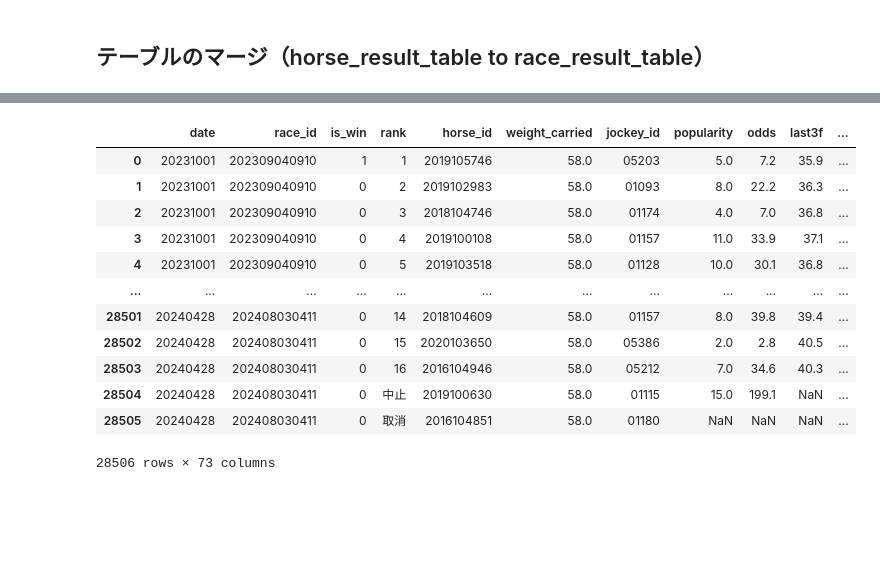
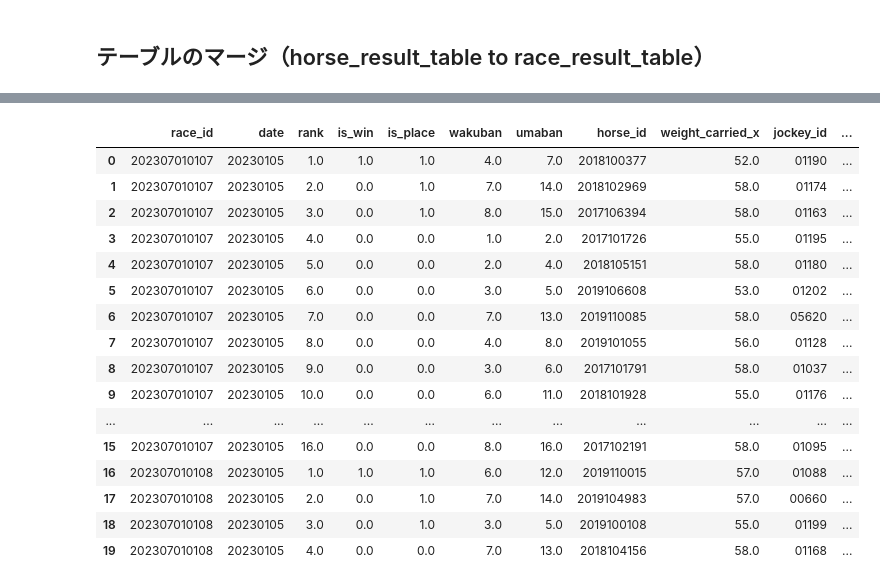
Before and after one commit to Nagishi777/mykeibaAI, a Jupyter notebook: src/04_create_table.ipynb, the cells around one changed output, grey strips where cells are left out. Drawn from its saved outputs; the diff is of its cells as text; code cells hidden in the pictures; blank space fills up the shorter version.

```diff
--- a/src/04_create_table.ipynb
+++ b/src/04_create_table.ipynb
@@ -315,15 +361,12 @@ df_clean["time_zscore_in_race_avg10"] = df_clean.groupby("horse_id")["time_zscor
 # %% [markdown]
 ### margin_to_winner（勝ち馬との差）
 # %%
-# df_clean["margin_to_winner"] = df_clean.groupby("race_id")["margin"].cumsum()
-# df_clean["margin_to_winner_avg3"] = df_clean.groupby("horse_id")["margin_to_winner"].shift(1).rolling(3).mean()
-# df_clean["margin_to_winner_avg5"] = df_clean.groupby("horse_id")["margin_to_winner"].shift(1).rolling(5).mean()
-# df_clean["margin_to_winner_avg10"] = df_clean.groupby("horse_id")["margin_to_winner"].shift(1).rolling(10).mean()
+df_clean["margin_to_winner"] = df_clean.groupby("race_id")["margin"].cumsum()
+df_clean["margin_to_winner_avg3"] = df_clean.groupby("horse_id")["margin_to_winner"].shift(1).rolling(3).mean()
+df_clean["margin_to_winner_avg5"] = df_clean.groupby("horse_id")["margin_to_winner"].shift(1).rolling(5).mean()
+df_clean["margin_to_winner_avg10"] = df_clean.groupby("horse_id")["margin_to_winner"].shift(1).rolling(10).mean()
 # %% [markdown]
 ## 前処理8. 上がり3F（final_3f）
-# %%
-# str型だったため数値に変更
-df_clean["final_3f"] = pd.to_numeric(df_clean["final_3f"], errors="coerce")
 # %% [markdown]
 ### final_3f_rank（レース内順位）
 # %%
@@ -350,9 +393,6 @@ df_clean["final_3f_zscore_avg10"] = df_clean.groupby("horse_id")["final_3f_zscor
 # %% [markdown]
 ### log_prize（賞金の対数変換）
 # %%
-# str型だったため数値に変更
-df_clean["prize_money"] = pd.to_numeric(df_clean["prize_money"], errors="coerce")
-
 # 対数変換（賞金の歪み対策）
 df_clean['log_prize_money'] = np.log1p(df_clean['prize_money'])
 
@@ -420,25 +460,29 @@ log_odds_avg10: 28506 (100.00%)
 # %%
 # 抽出する特徴量の指定
-with open(r'C:\Users\yasak\Desktop\mykeibaAI\code\features.yaml', 'r', encoding='utf-8') as f:
+with open(reader.get_path("features"), 'r', encoding='utf-8') as f:
     data = yaml.safe_load(f)
     features = data['features']
 df_merged_race = df_race.merge(df_clean[features], on=["horse_id", "race_id"], how="left")
 # %%
 # マージしたテーブルの確認
-df_merged_race
+df_merged_race.head(20)
 # %% [output]
-|  | date | race_id | is_win | rank | horse_id | weight_carried | jockey_id | popularity | odds | last3f | ... |
-| 0 | 20231001 | 202309040910 | 1 | 1 | 2019105746 | 58.0 | 05203 | 5.0 | 7.2 | 35.9 | ... |
-| 1 | 20231001 | 202309040910 | 0 | 2 | 2019102983 | 58.0 | 01093 | 8.0 | 22.2 | 36.3 | ... |
-| 2 | 20231001 | 202309040910 | 0 | 3 | 2018104746 | 58.0 | 01174 | 4.0 | 7.0 | 36.8 | ... |
-| 3 | 20231001 | 202309040910 | 0 | 4 | 2019100108 | 58.0 | 01157 | 11.0 | 33.9 | 37.1 | ... |
-| 4 | 20231001 | 202309040910 | 0 | 5 | 2019103518 | 58.0 | 01128 | 10.0 | 30.1 | 36.8 | ... |
+|  | race_id | date | rank | is_win | is_place | wakuban | umaban | horse_id | weight_carried_x | jockey_id | ... |
+| 0 | 202307010107 | 20230105 | 1.0 | 1.0 | 1.0 | 4.0 | 7.0 | 2018100377 | 52.0 | 01190 | ... |
+| 1 | 202307010107 | 20230105 | 2.0 | 0.0 | 1.0 | 7.0 | 14.0 | 2018102969 | 58.0 | 01174 | ... |
+| 2 | 202307010107 | 20230105 | 3.0 | 0.0 | 1.0 | 8.0 | 15.0 | 2017106394 | 58.0 | 01163 | ... |
+| 3 | 202307010107 | 20230105 | 4.0 | 0.0 | 0.0 | 1.0 | 2.0 | 2017101726 | 55.0 | 01195 | ... |
+| 4 | 202307010107 | 20230105 | 5.0 | 0.0 | 0.0 | 2.0 | 4.0 | 2018105151 | 58.0 | 01180 | ... |
+| 5 | 202307010107 | 20230105 | 6.0 | 0.0 | 0.0 | 3.0 | 5.0 | 2019106608 | 53.0 | 01202 | ... |
+| 6 | 202307010107 | 20230105 | 7.0 | 0.0 | 0.0 | 7.0 | 13.0 | 2019110085 | 58.0 | 05620 | ... |
+| 7 | 202307010107 | 20230105 | 8.0 | 0.0 | 0.0 | 4.0 | 8.0 | 2019101055 | 56.0 | 01128 | ... |
+| 8 | 202307010107 | 20230105 | 9.0 | 0.0 | 0.0 | 3.0 | 6.0 | 2017101791 | 58.0 | 01037 | ... |
+| 9 | 202307010107 | 20230105 | 10.0 | 0.0 | 0.0 | 6.0 | 11.0 | 2018101928 | 55.0 | 01176 | ... |
 | ... | ... | ... | ... | ... | ... | ... | ... | ... | ... | ... | ... |
-| 28501 | 20240428 | 202408030411 | 0 | 14 | 2018104609 | 58.0 | 01157 | 8.0 | 39.8 | 39.4 | ... |
-| 28502 | 20240428 | 202408030411 | 0 | 15 | 2020103650 | 58.0 | 05386 | 2.0 | 2.8 | 40.5 | ... |
-| 28503 | 20240428 | 202408030411 | 0 | 16 | 2016104946 | 58.0 | 05212 | 7.0 | 34.6 | 40.3 | ... |
-| 28504 | 20240428 | 202408030411 | 0 | 中止 | 2019100630 | 58.0 | 01115 | 15.0 | 199.1 | NaN | ... |
-| 28505 | 20240428 | 202408030411 | 0 | 取消 | 2016104851 | 58.0 | 01180 | NaN | NaN | NaN | ... |
+| 15 | 202307010107 | 20230105 | 16.0 | 0.0 | 0.0 | 8.0 | 16.0 | 2017102191 | 58.0 | 01095 | ... |
+| 16 | 202307010108 | 20230105 | 1.0 | 1.0 | 1.0 | 6.0 | 12.0 | 2019110015 | 57.0 | 01088 | ... |
+| 17 | 202307010108 | 20230105 | 2.0 | 0.0 | 1.0 | 7.0 | 14.0 | 2019104983 | 57.0 | 00660 | ... |
+| 18 | 202307010108 | 20230105 | 3.0 | 0.0 | 1.0 | 3.0 | 5.0 | 2019100108 | 55.0 | 01199 | ... |
+| 19 | 202307010108 | 20230105 | 4.0 | 0.0 | 0.0 | 7.0 | 13.0 | 2018104156 | 58.0 | 01168 | ... |
-28506 rows × 73 columns
 # %%
 # マージしたテーブルに問題がなければpickleで保存
```
Also changed, not shown: parts of 13 cells of this notebook, 22 other files.
